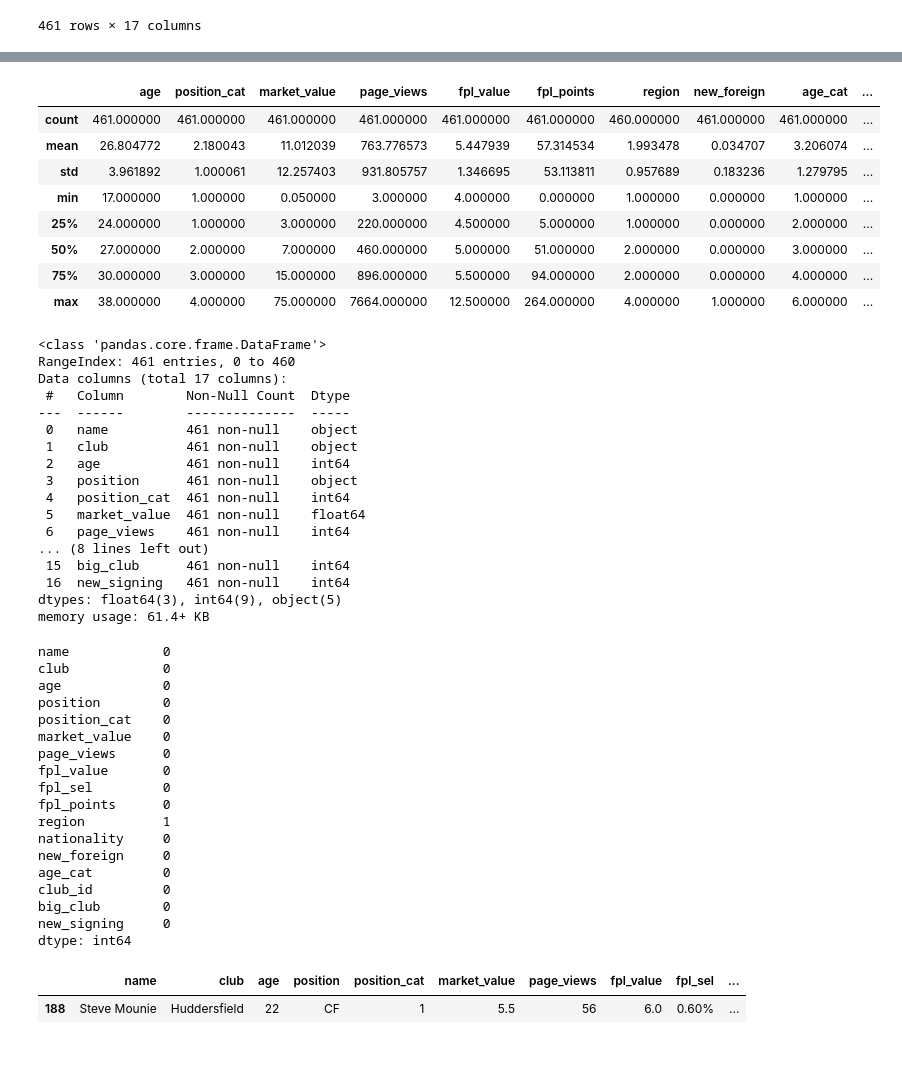
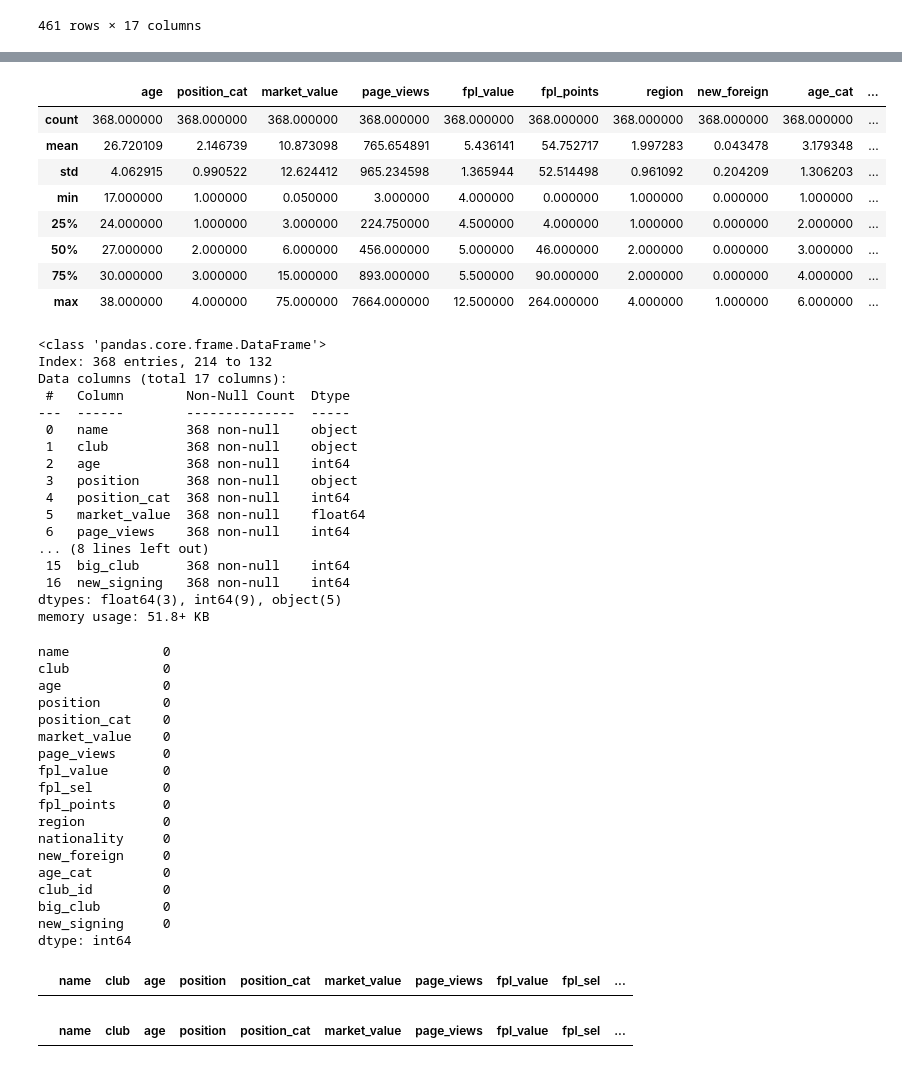
Before and after one commit to rishi0282/Data-Science, a Jupyter notebook: Price_prediction_model/football_player_price_prediction_model.ipynb, the cells around one changed output, grey strips where cells are left out. Saved outputs shown, nothing was run; the diff lists cells and outputs as text; code cells hidden in the pictures.

```diff
--- a/Price_prediction_model/football_player_price_prediction_model.ipynb
+++ b/Price_prediction_model/football_player_price_prediction_model.ipynb
@@ -92,0 +95,3 @@ dataset
+# %%
+from sklearn.model_selection import train_test_split
+training_dataset , test_dataset = train_test_split(dataset, test_size=0.2 , random_state= 25)
@@ -93,37 +114,37 @@ dataset
 # %%
-dataset.describe()
+training_dataset.describe()
 # %% [output]
 |  | age | position_cat | market_value | page_views | fpl_value | fpl_points | region | new_foreign | age_cat | ... |
-| count | 461.000000 | 461.000000 | 461.000000 | 461.000000 | 461.000000 | 461.000000 | 460.000000 | 461.000000 | 461.000000 | ... |
-| mean | 26.804772 | 2.180043 | 11.012039 | 763.776573 | 5.447939 | 57.314534 | 1.993478 | 0.034707 | 3.206074 | ... |
-| std | 3.961892 | 1.000061 | 12.257403 | 931.805757 | 1.346695 | 53.113811 | 0.957689 | 0.183236 | 1.279795 | ... |
+| count | 368.000000 | 368.000000 | 368.000000 | 368.000000 | 368.000000 | 368.000000 | 368.000000 | 368.000000 | 368.000000 | ... |
+| mean | 26.720109 | 2.146739 | 10.873098 | 765.654891 | 5.436141 | 54.752717 | 1.997283 | 0.043478 | 3.179348 | ... |
+| std | 4.062915 | 0.990522 | 12.624412 | 965.234598 | 1.365944 | 52.514498 | 0.961092 | 0.204209 | 1.306203 | ... |
 | min | 17.000000 | 1.000000 | 0.050000 | 3.000000 | 4.000000 | 0.000000 | 1.000000 | 0.000000 | 1.000000 | ... |
-| 25% | 24.000000 | 1.000000 | 3.000000 | 220.000000 | 4.500000 | 5.000000 | 1.000000 | 0.000000 | 2.000000 | ... |
-| 50% | 27.000000 | 2.000000 | 7.000000 | 460.000000 | 5.000000 | 51.000000 | 2.000000 | 0.000000 | 3.000000 | ... |
-| 75% | 30.000000 | 3.000000 | 15.000000 | 896.000000 | 5.500000 | 94.000000 | 2.000000 | 0.000000 | 4.000000 | ... |
+| 25% | 24.000000 | 1.000000 | 3.000000 | 224.750000 | 4.500000 | 4.000000 | 1.000000 | 0.000000 | 2.000000 | ... |
+| 50% | 27.000000 | 2.000000 | 6.000000 | 456.000000 | 5.000000 | 46.000000 | 2.000000 | 0.000000 | 3.000000 | ... |
+| 75% | 30.000000 | 3.000000 | 15.000000 | 893.000000 | 5.500000 | 90.000000 | 2.000000 | 0.000000 | 4.000000 | ... |
 | max | 38.000000 | 4.000000 | 75.000000 | 7664.000000 | 12.500000 | 264.000000 | 4.000000 | 1.000000 | 6.000000 | ... |
 # %%
-dataset.info()
+training_dataset.info()
 # %% [output]
 <class 'pandas.core.frame.DataFrame'>
-RangeIndex: 461 entries, 0 to 460
+Index: 368 entries, 214 to 132
 Data columns (total 17 columns):
  #   Column        Non-Null Count  Dtype
 ---  ------        --------------  -----
- 0   name          461 non-null    object
- 1   club          461 non-null    object
- 2   age           461 non-null    int64
- 3   position      461 non-null    object
- 4   position_cat  461 non-null    int64
- 5   market_value  461 non-null    float64
- 6   page_views    461 non-null    int64
+ 0   name          368 non-null    object
+ 1   club          368 non-null    object
+ 2   age           368 non-null    int64
+ 3   position      368 non-null    object
+ 4   position_cat  368 non-null    int64
+ 5   market_value  368 non-null    float64
+ 6   page_views    368 non-null    int64
 ... (8 lines left out)
- 15  big_club      461 non-null    int64
- 16  new_signing   461 non-null    int64
+ 15  big_club      368 non-null    int64
+ 16  new_signing   368 non-null    int64
 dtypes: float64(3), int64(9), object(5)
-memory usage: 61.4+ KB
+memory usage: 51.8+ KB
 # %%
-dataset.isnull().sum()
+training_dataset.isnull().sum()
 # %% [output]
 name            0
 club            0
@@ -135,7 +156,7 @@ page_views      0
 fpl_value       0
 fpl_sel         0
 fpl_points      0
-region          1
+region          0
 nationality     0
 new_foreign     0
 age_cat         0
@@ -144,7 +165,6 @@ big_club        0
 new_signing     0
 dtype: int64
 # %%
-dataset[dataset['region'].isnull()]
+training_dataset[training_dataset['region'].isnull()]
 # %% [output]
 |  | name | club | age | position | position_cat | market_value | page_views | fpl_value | fpl_sel | ... |
-| 188 | Steve Mounie | Huddersfield | 22 | CF | 1 | 5.5 | 56 | 6.0 | 0.60% | ... |
@@ -150,0 +173,4 @@ dataset[dataset['region'].isnull()]
+# %%
+training_dataset[training_dataset['region'].isnull()]
+# %% [output]
+|  | name | club | age | position | position_cat | market_value | page_views | fpl_value | fpl_sel | ... |
```
Also changed, not shown: parts of 17 cells of this notebook.
